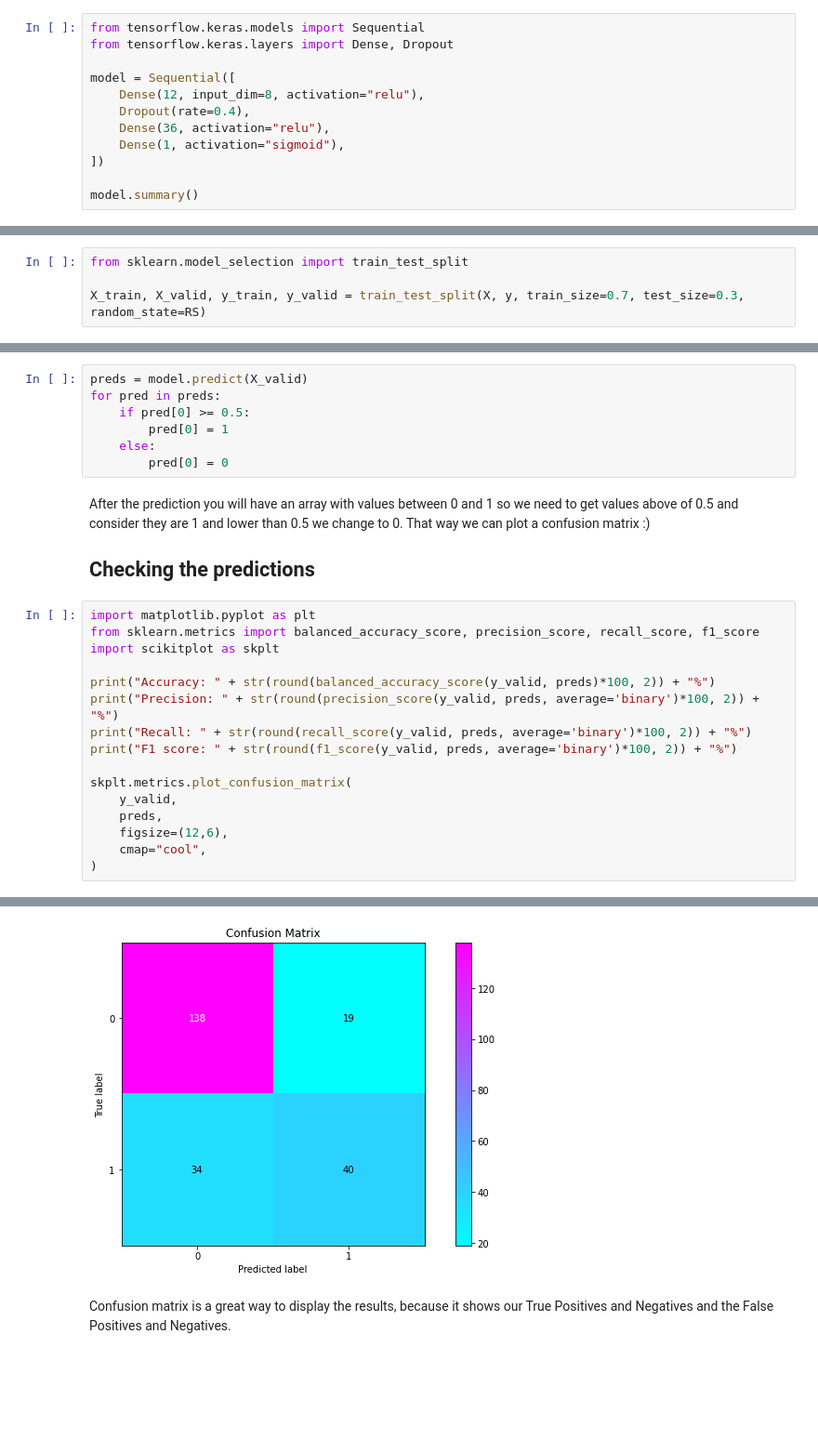
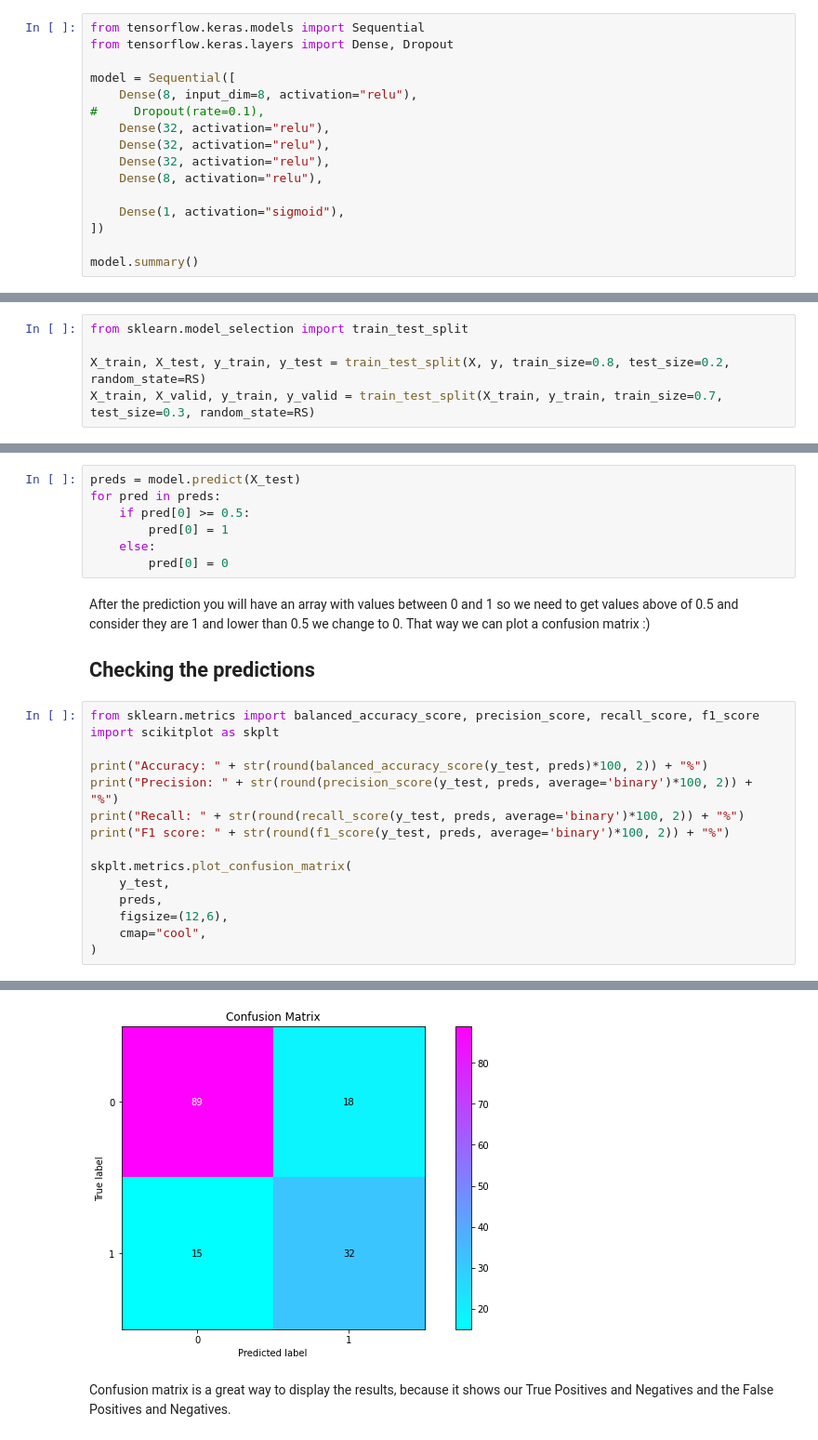
Before and after one commit to gabrielandm/trilha_IA, a Jupyter notebook: projeto-10-Data-science/projeto-10-Data-science.ipynb, the cells around one changed output, grey strips where cells are left out. Shown at 93% size. Drawn from its saved outputs; the diff is of its cells as text; blank space fills up the shorter version.

```diff
--- a/projeto-10-Data-science/projeto-10-Data-science.ipynb
+++ b/projeto-10-Data-science/projeto-10-Data-science.ipynb
@@ -71,9 +84,13 @@ from tensorflow.keras.models import Sequential
 from tensorflow.keras.layers import Dense, Dropout
 
 model = Sequential([
-    Dense(12, input_dim=8, activation="relu"),
-    Dropout(rate=0.4),
-    Dense(36, activation="relu"),
+    Dense(8, input_dim=8, activation="relu"),
+#     Dropout(rate=0.1),
+    Dense(32, activation="relu"),
+    Dense(32, activation="relu"),
+    Dense(32, activation="relu"),
+    Dense(8, activation="relu"),
+
     Dense(1, activation="sigmoid"),
 ])
 
@@ -106,7 +124,8 @@ To train the model we need to split the data so we can get a better result.
 # %%
 from sklearn.model_selection import train_test_split
 
-X_train, X_valid, y_train, y_valid = train_test_split(X, y, train_size=0.7, test_size=0.3, random_state=RS)
+X_train, X_test, y_train, y_test = train_test_split(X, y, train_size=0.8, test_size=0.2, random_state=RS)
+X_train, X_valid, y_train, y_valid = train_test_split(X_train, y_train, train_size=0.7, test_size=0.3, random_state=RS)
 # %% [markdown]
 Now that we have the trainning and validation data we can train it.
 
@@ -153,7 +172,7 @@ By seeing this graphics we can be sure that there is almost no overfitting, and
 
 Let's predict using the validation data:
 # %%
-preds = model.predict(X_valid)
+preds = model.predict(X_test)
 for pred in preds:
     if pred[0] >= 0.5:
         pred[0] = 1
@@ -164,17 +183,16 @@ After the prediction you will have an array with values between 0 and 1 so we ne
 
 ## Checking the predictions
 # %%
-import matplotlib.pyplot as plt
 from sklearn.metrics import balanced_accuracy_score, precision_score, recall_score, f1_score
 import scikitplot as skplt
 
-print("Accuracy: " + str(round(balanced_accuracy_score(y_valid, preds)*100, 2)) + "%")
-print("Precision: " + str(round(precision_score(y_valid, preds, average='binary')*100, 2)) + "%")
-print("Recall: " + str(round(recall_score(y_valid, preds, average='binary')*100, 2)) + "%")
-print("F1 score: " + str(round(f1_score(y_valid, preds, average='binary')*100, 2)) + "%")
+print("Accuracy: " + str(round(balanced_accuracy_score(y_test, preds)*100, 2)) + "%")
+print("Precision: " + str(round(precision_score(y_test, preds, average='binary')*100, 2)) + "%")
+print("Recall: " + str(round(recall_score(y_test, preds, average='binary')*100, 2)) + "%")
+print("F1 score: " + str(round(f1_score(y_test, preds, average='binary')*100, 2)) + "%")
 
 skplt.metrics.plot_confusion_matrix(
-    y_valid,
+    y_test,
     preds,
     figsize=(12,6),
     cmap="cool",
@@ -187,4 +205,4 @@ F1 score: 60.15%
 <AxesSubplot:title={'center':'Confusion Matrix'}, xlabel='Predicted label', ylabel='True label'>
-[figure, old version]
+[figure, new version]
 # %% [markdown]
 Confusion matrix is a great way to display the results, because it shows our True Positives and Negatives and the False Positives and Negatives.
```
Also changed, not shown: parts of 5 cells of this notebook.
